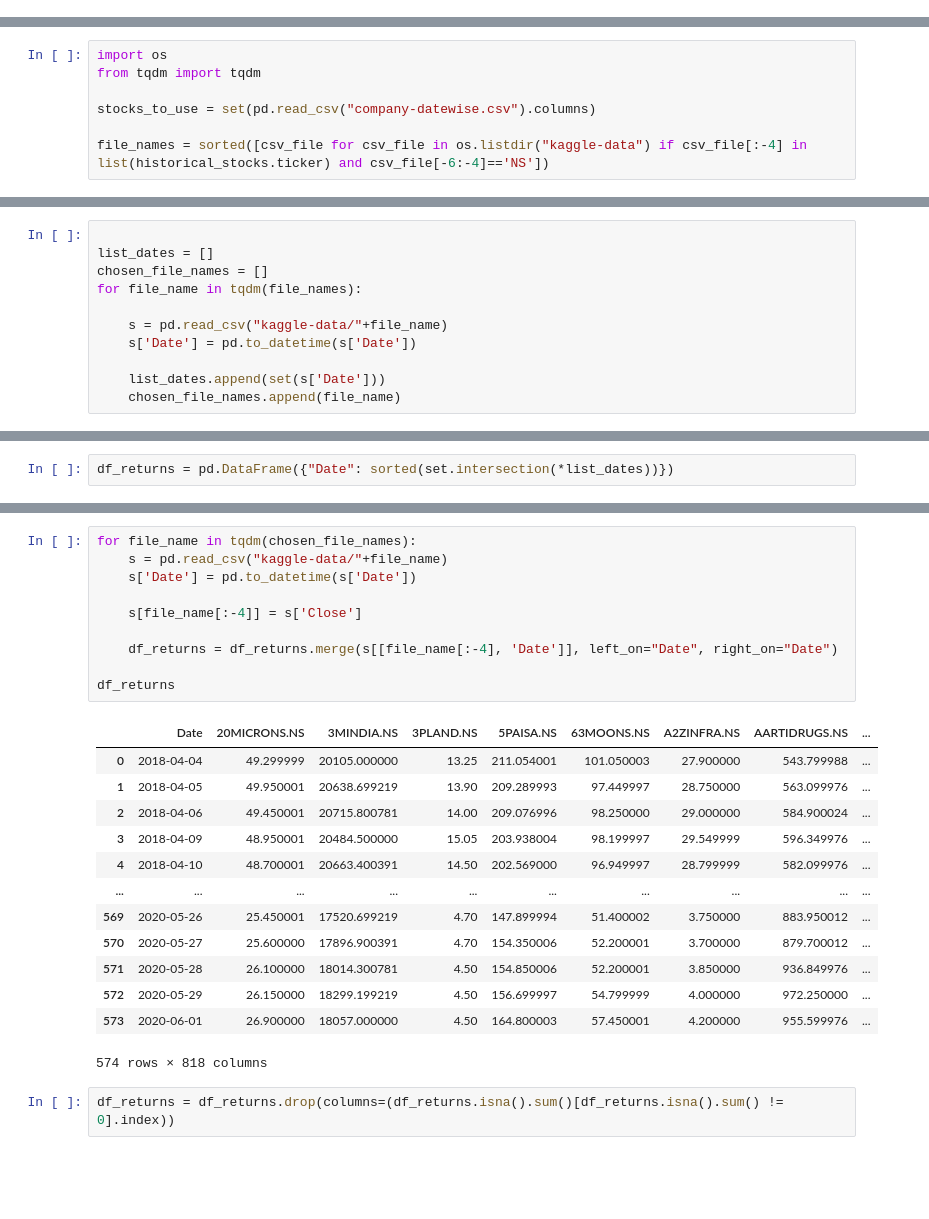
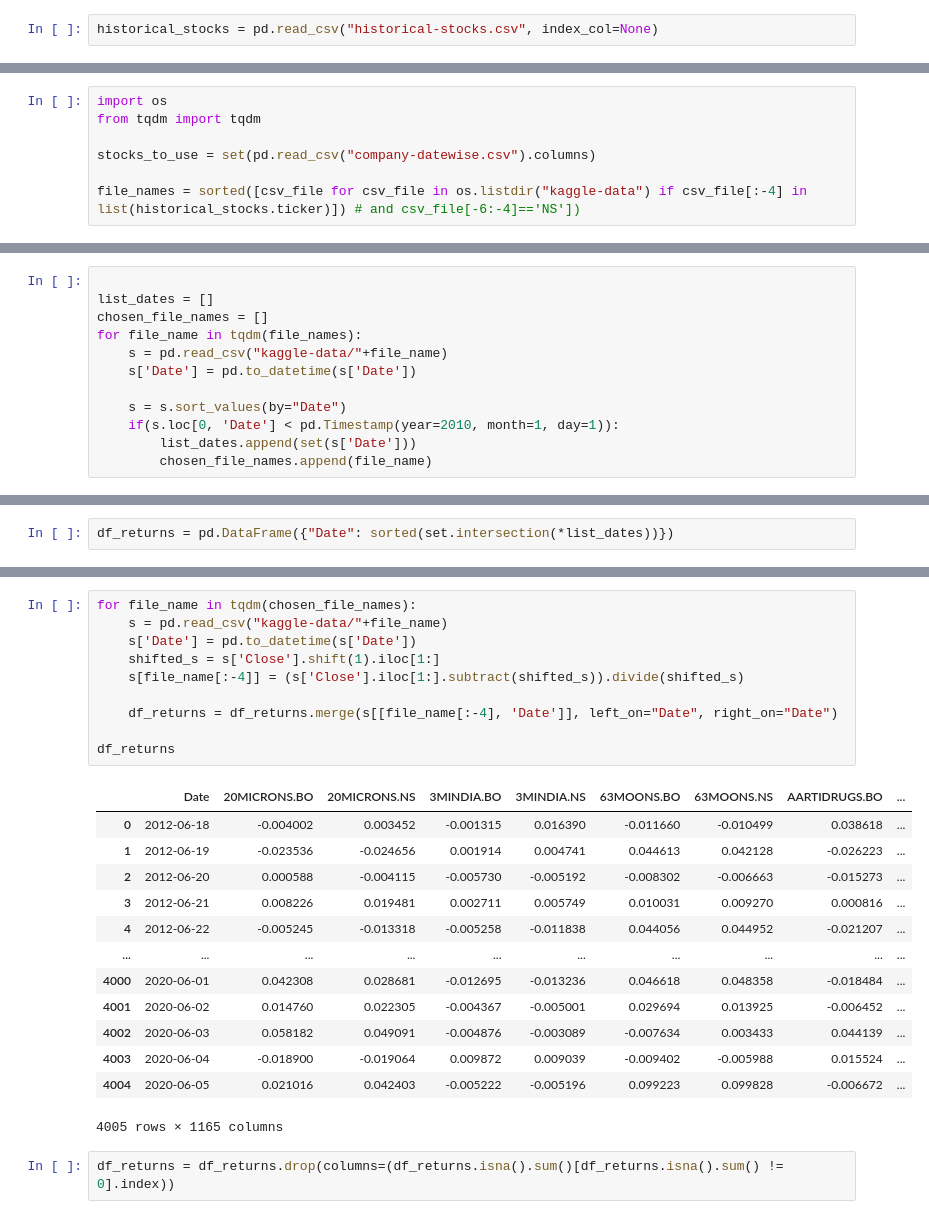
Before and after one commit to 1rsh/nse2vec, a Jupyter notebook: data/data-utilities.ipynb, the cells around one changed output, grey strips where cells are left out. Cells and saved outputs as stored; diff of their text form; blank space fills up the shorter version.

```diff
--- a/data/data-utilities.ipynb
+++ b/data/data-utilities.ipynb
@@ -203,6 +203,8 @@ for i in range(len(historical_stocks)):
         historical_stocks.loc[i, "ticker"] += ".BO"
 # %%
 historical_stocks.to_csv("nse_historical_stocks.csv")
+# %%
+historical_stocks = pd.read_csv("historical-stocks.csv", index_col=None)
 # %%
 list(historical_stocks.ticker)
 # %% [output]
@@ -229,7 +231,7 @@ from tqdm import tqdm
 
 stocks_to_use = set(pd.read_csv("company-datewise.csv").columns)
 
-file_names = sorted([csv_file for csv_file in os.listdir("kaggle-data") if csv_file[:-4] in list(historical_stocks.ticker) and csv_file[-6:-4]=='NS'])
+file_names = sorted([csv_file for csv_file in os.listdir("kaggle-data") if csv_file[:-4] in list(historical_stocks.ticker)]) # and csv_file[-6:-4]=='NS'])
 # %%
 len(file_names)
 # %% [output]
@@ -239,12 +241,13 @@ len(file_names)
 list_dates = []
 chosen_file_names = []
 for file_name in tqdm(file_names):
-
     s = pd.read_csv("kaggle-data/"+file_name)
     s['Date'] = pd.to_datetime(s['Date'])
 
-    list_dates.append(set(s['Date']))
-    chosen_file_names.append(file_name)
+    s = s.sort_values(by="Date")
+    if(s.loc[0, 'Date'] < pd.Timestamp(year=2010, month=1, day=1)):
+        list_dates.append(set(s['Date']))
+        chosen_file_names.append(file_name)
 # %%
 len(list_dates)
 # %% [output]
@@ -274,27 +277,27 @@ df_returns
 # %%
 for file_name in tqdm(chosen_file_names):
     s = pd.read_csv("kaggle-data/"+file_name)
     s['Date'] = pd.to_datetime(s['Date'])
-
-    s[file_name[:-4]] = s['Close']
+    shifted_s = s['Close'].shift(1).iloc[1:]
+    s[file_name[:-4]] = (s['Close'].iloc[1:].subtract(shifted_s)).divide(shifted_s)
 
     df_returns = df_returns.merge(s[[file_name[:-4], 'Date']], left_on="Date", right_on="Date")
 
 df_returns
 # %% [output]
-|  | Date | 20MICRONS.NS | 3MINDIA.NS | 3PLAND.NS | 5PAISA.NS | 63MOONS.NS | A2ZINFRA.NS | AARTIDRUGS.NS | ... |
-| 0 | 2018-04-04 | 49.299999 | 20105.000000 | 13.25 | 211.054001 | 101.050003 | 27.900000 | 543.799988 | ... |
-| 1 | 2018-04-05 | 49.950001 | 20638.699219 | 13.90 | 209.289993 | 97.449997 | 28.750000 | 563.099976 | ... |
-| 2 | 2018-04-06 | 49.450001 | 20715.800781 | 14.00 | 209.076996 | 98.250000 | 29.000000 | 584.900024 | ... |
-| 3 | 2018-04-09 | 48.950001 | 20484.500000 | 15.05 | 203.938004 | 98.199997 | 29.549999 | 596.349976 | ... |
-| 4 | 2018-04-10 | 48.700001 | 20663.400391 | 14.50 | 202.569000 | 96.949997 | 28.799999 | 582.099976 | ... |
+|  | Date | 20MICRONS.BO | 20MICRONS.NS | 3MINDIA.BO | 3MINDIA.NS | 63MOONS.BO | 63MOONS.NS | AARTIDRUGS.BO | ... |
+| 0 | 2012-06-18 | -0.004002 | 0.003452 | -0.001315 | 0.016390 | -0.011660 | -0.010499 | 0.038618 | ... |
+| 1 | 2012-06-19 | -0.023536 | -0.024656 | 0.001914 | 0.004741 | 0.044613 | 0.042128 | -0.026223 | ... |
+| 2 | 2012-06-20 | 0.000588 | -0.004115 | -0.005730 | -0.005192 | -0.008302 | -0.006663 | -0.015273 | ... |
+| 3 | 2012-06-21 | 0.008226 | 0.019481 | 0.002711 | 0.005749 | 0.010031 | 0.009270 | 0.000816 | ... |
+| 4 | 2012-06-22 | -0.005245 | -0.013318 | -0.005258 | -0.011838 | 0.044056 | 0.044952 | -0.021207 | ... |
 | ... | ... | ... | ... | ... | ... | ... | ... | ... | ... |
-| 569 | 2020-05-26 | 25.450001 | 17520.699219 | 4.70 | 147.899994 | 51.400002 | 3.750000 | 883.950012 | ... |
-| 570 | 2020-05-27 | 25.600000 | 17896.900391 | 4.70 | 154.350006 | 52.200001 | 3.700000 | 879.700012 | ... |
-| 571 | 2020-05-28 | 26.100000 | 18014.300781 | 4.50 | 154.850006 | 52.200001 | 3.850000 | 936.849976 | ... |
-| 572 | 2020-05-29 | 26.150000 | 18299.199219 | 4.50 | 156.699997 | 54.799999 | 4.000000 | 972.250000 | ... |
-| 573 | 2020-06-01 | 26.900000 | 18057.000000 | 4.50 | 164.800003 | 57.450001 | 4.200000 | 955.599976 | ... |
+| 4000 | 2020-06-01 | 0.042308 | 0.028681 | -0.012695 | -0.013236 | 0.046618 | 0.048358 | -0.018484 | ... |
+| 4001 | 2020-06-02 | 0.014760 | 0.022305 | -0.004367 | -0.005001 | 0.029694 | 0.013925 | -0.006452 | ... |
+| 4002 | 2020-06-03 | 0.058182 | 0.049091 | -0.004876 | -0.003089 | -0.007634 | 0.003433 | 0.044139 | ... |
+| 4003 | 2020-06-04 | -0.018900 | -0.019064 | 0.009872 | 0.009039 | -0.009402 | -0.005988 | 0.015524 | ... |
+| 4004 | 2020-06-05 | 0.021016 | 0.042403 | -0.005222 | -0.005196 | 0.099223 | 0.099828 | -0.006672 | ... |
-574 rows × 818 columns
+4005 rows × 1165 columns
 # %%
 df_returns = df_returns.drop(columns=(df_returns.isna().sum()[df_returns.isna().sum() != 0].index))
 # %%
```
Also changed, not shown: parts of 6 cells of this notebook, 5 other files.
